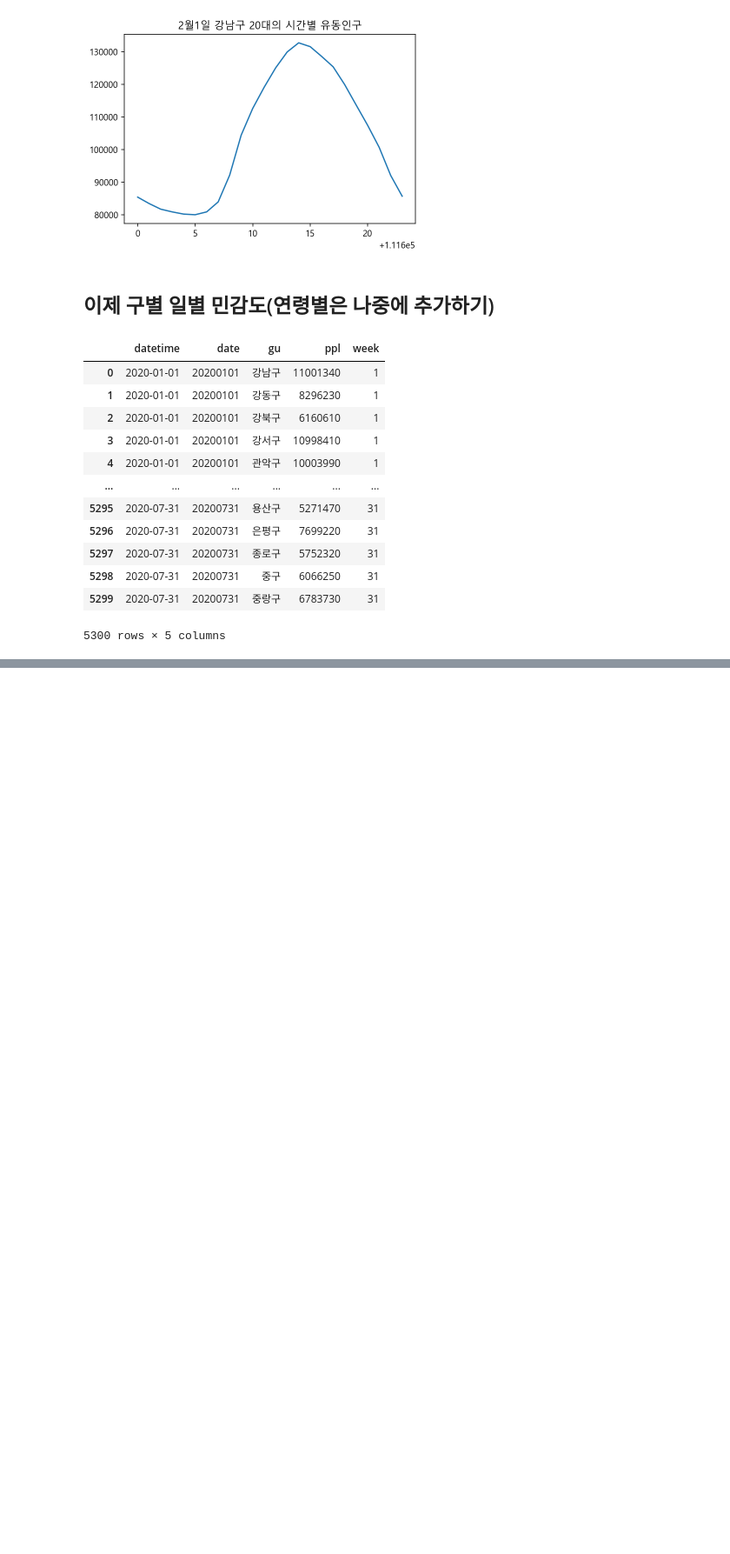
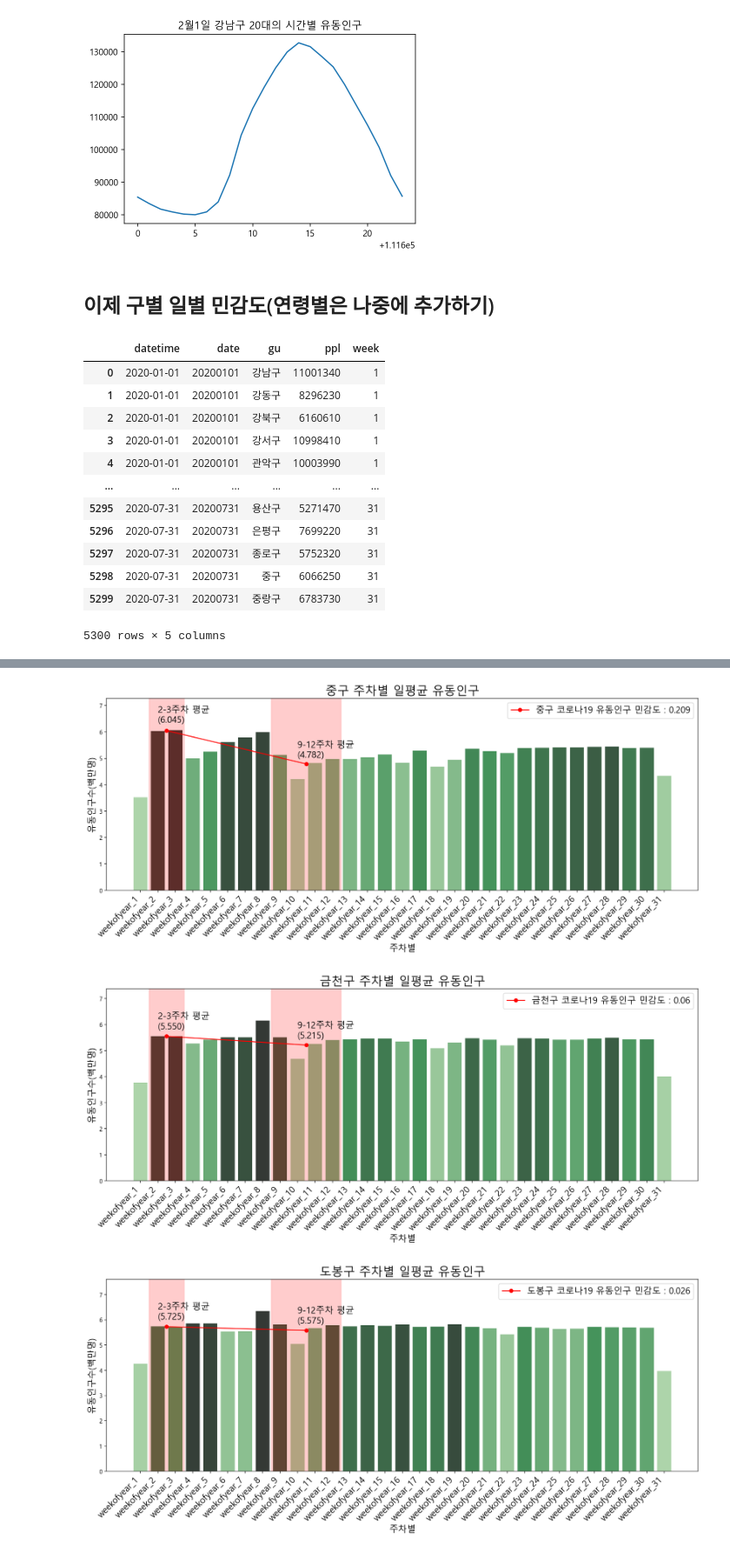
Before and after one commit to Changyoon-Lee/big_contest, a Jupyter notebook: 구별 코로나 민감도/코로나 확진 연령별 민감도 구하기.ipynb, the cells around one changed output, grey strips where cells are left out. Shown at 87% size. Saved outputs shown, nothing was run; the diff lists cells and outputs as text; code cells hidden in the pictures; blank space fills up the shorter version.

```diff
--- a/구별 코로나 민감도/코로나 확진 연령별 민감도 구하기.ipynb
+++ b/구별 코로나 민감도/코로나 확진 연령별 민감도 구하기.ipynb
@@ -239,0 +179,41 @@ timegu
+# %%
+## 주차별 유동인구 데이터 시각화 함수
+def plot_region_fpop(df, gu_nm=None, dong_code=None):
+  if gu_nm is not None:
+    region = gu_nm
+    tmp_df = df[df.gu==gu_nm].copy()\
+                .groupby('week')['ppl'].sum().divide(7000000).round(2).reset_index()
+  elif dong_code is not None:
+    region = f'{timegu.loc[timegu.adstrd_code == dong_code, "gu"].iloc[0]} ' +\
+             f'{timegu.loc[timegu.adstrd_code == dong_code, "adstrd_nm"].iloc[0]}'
+    tmp_df = df[df.adstrd_code==dong_code].copy()\
+                .groupby('week')['ppl'].sum().divide(7000).round(2).reset_index()
+  else:
+    region = '서울시'
+    tmp_df = timegu.groupby('week')['ppl'].sum().divide(7000000).round(2).reset_index()
+
+  pre_fpop = tmp_df.loc[tmp_df.week.isin(range(2,4)), 'ppl'].sum()/2
+  post_fpop = tmp_df.loc[tmp_df.week.isin(range(9,13)), 'ppl'].sum()/4
+  fpop_sensitivity = round((pre_fpop - post_fpop)/(pre_fpop), 3)
+
+  tmp_df['week'] = tmp_df['week'].apply(lambda x : f'weekofyear_{x}')
+
+
+  plt.figure(figsize=(18, 6))
+  pal = sns.color_palette("Greens_d", tmp_df.shape[0])
+  rank = tmp_df['ppl'].argsort().argsort()
+  sns.barplot(x='week', y='ppl', data=tmp_df, palette=np.array(pal[::-1])[rank])
+  plt.plot([1.5, 9.5], [pre_fpop, post_fpop], '-or', label=f'{region} 코로나19 유동인구 민감도 : {fpop_sensitivity}')
+  plt.text(1, pre_fpop*1.05, f'2-3주차 평균\n({pre_fpop:.3f})', size=15)
+  plt.text(9, post_fpop*1.05, f'9-12주차 평균\n({post_fpop:.3f})', size=15)
+  plt.axvspan(1.5-1, 1.5+1, color='red', alpha=0.2)
+  plt.axvspan(9.5-2, 9.5+2, color='red', alpha=0.2)
+
+  plt.title(f'{region} 주차별 일평균 유동인구', size=20)
+  plt.xticks(rotation=45, size=15, ha='right')
+  plt.xlabel('주차별', size=15)
+  ylabel = '유동인구수(천명)' if dong_code is not None else '유동인구수(백만명)'
+  plt.ylabel(ylabel, size=15)
+  plt.legend(fontsize=15, loc='upper right')
+  plt.ylim(0, tmp_df.ppl.max()*1.2)
+  plt.show()
@@ -239,0 +236,8 @@ timegu
+# %%
+plot_region_fpop(df=timegu, gu_nm='중구')
+plot_region_fpop(df=timegu, gu_nm='금천구')
+plot_region_fpop(df=timegu, gu_nm='도봉구')
+# %% [output]
+[figure, added]
+[figure, added]
+[figure, added]
```
Also changed, not shown: parts of 12 cells of this notebook.
